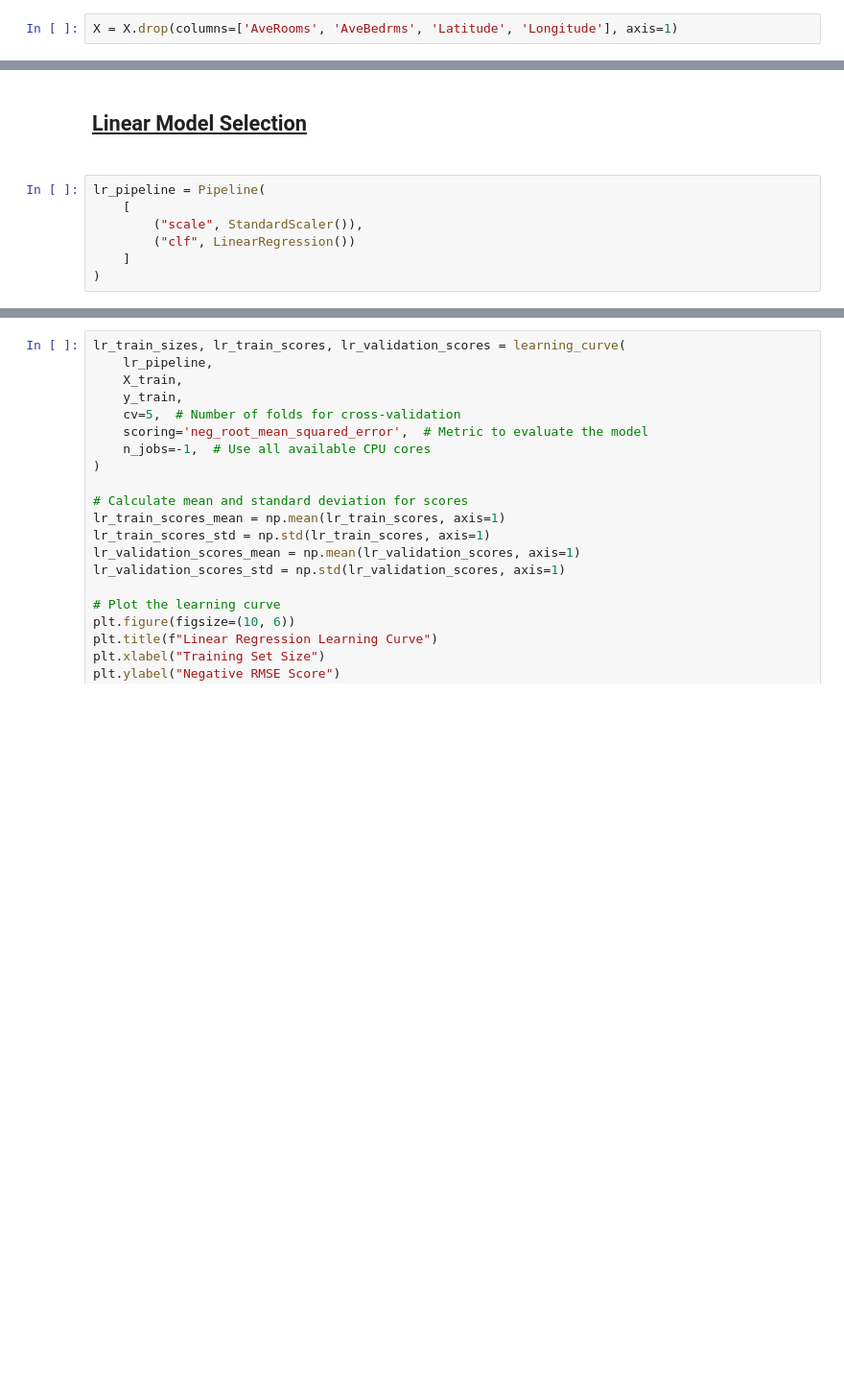
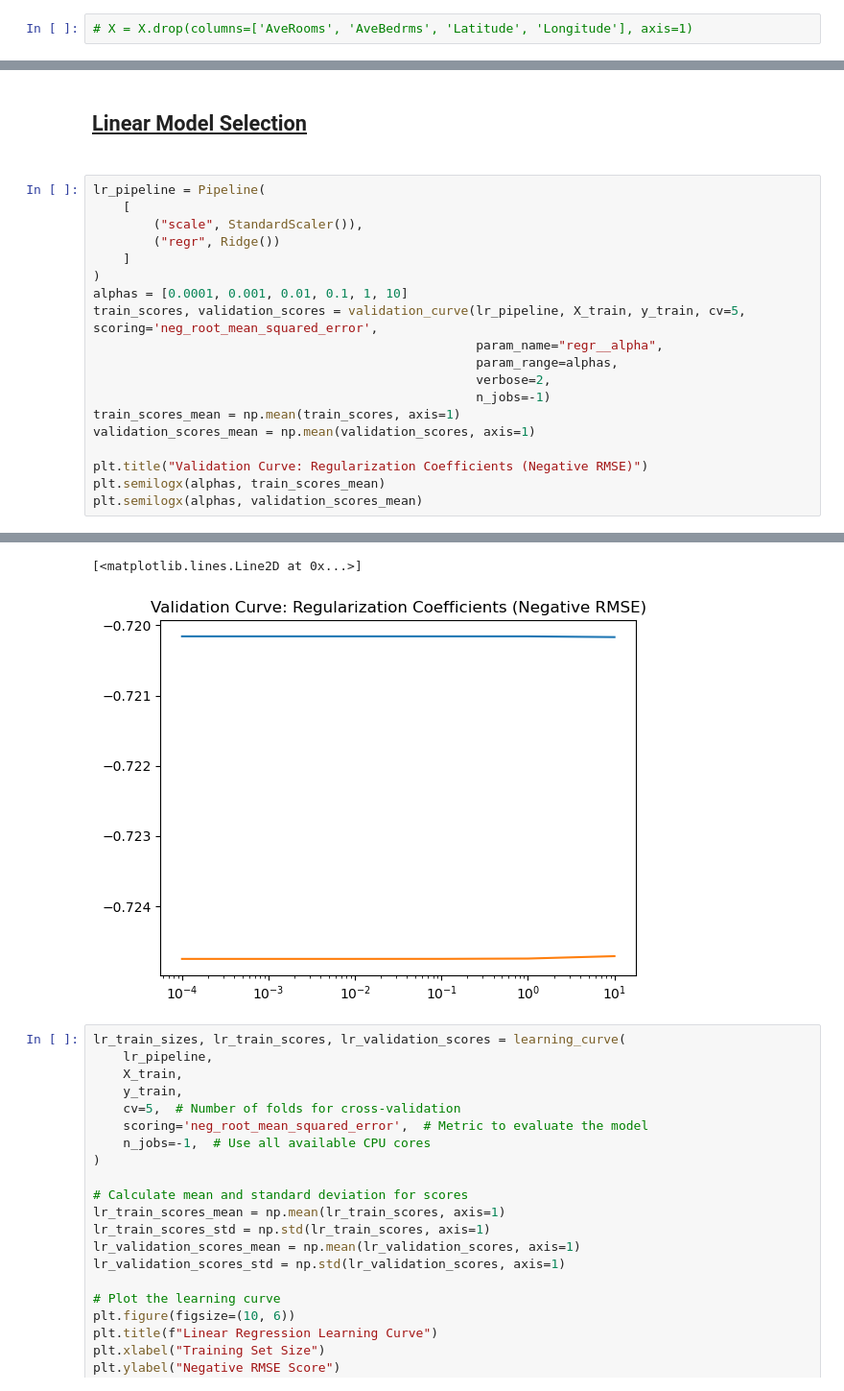
Before and after one commit to J-M-Bell/CaliforniaHousingModel, a Jupyter notebook: CaliforniaHousingModel.ipynb, the cells around one changed output, grey strips where cells are left out. Shown at 96% size. Drawn from its saved outputs; the diff is of its cells as text; blank space fills up the shorter version.

Commit message:
CaliforniaHousingModel - ran test for Ridge

```diff
--- a/CaliforniaHousingModel.ipynb
+++ b/CaliforniaHousingModel.ipynb
@@ -84,7 +84,7 @@ graphs.map_offdiag(plt.scatter)
 <seaborn.axisgrid.PairGrid at 0x...>
 [figure]
 # %%
-X = X.drop(columns=['AveRooms', 'AveBedrms', 'Latitude', 'Longitude'], axis=1)
+# X = X.drop(columns=['AveRooms', 'AveBedrms', 'Latitude', 'Longitude'], axis=1)
 # %%
 X.head()
 # %% [output]
@@ -113,6 +113,19 @@ reg_metrics = {'Negative RMSE': 'neg_root_mean_squared_error', 'R-Squared': 'r2'
 lr_pipeline = Pipeline(
     [
         ("scale", StandardScaler()),
-        ("clf", LinearRegression())
+        ("regr", Ridge())
     ]
 )
+alphas = [0.0001, 0.001, 0.01, 0.1, 1, 10]
+train_scores, validation_scores = validation_curve(lr_pipeline, X_train, y_train, cv=5, scoring='neg_root_mean_squared_error',
+                                                   param_name="regr__alpha",
+                                                   param_range=alphas,
+                                                   verbose=2,
+                                                   n_jobs=-1)
+train_scores_mean = np.mean(train_scores, axis=1)
+validation_scores_mean = np.mean(validation_scores, axis=1)
+
+plt.title("Validation Curve: Regularization Coefficients (Negative RMSE)")
+plt.semilogx(alphas, train_scores_mean)
+plt.semilogx(alphas, validation_scores_mean)
+# %% [output]
@@ -119,3 +152,5 @@ lr_pipeline = Pipeline(
+[<matplotlib.lines.Line2D at 0x...>]
+[figure, added]
 # %%
 lr_train_sizes, lr_train_scores, lr_validation_scores = learning_curve(
     lr_pipeline,
```
Also changed, not shown: parts of 3 cells of this notebook.
